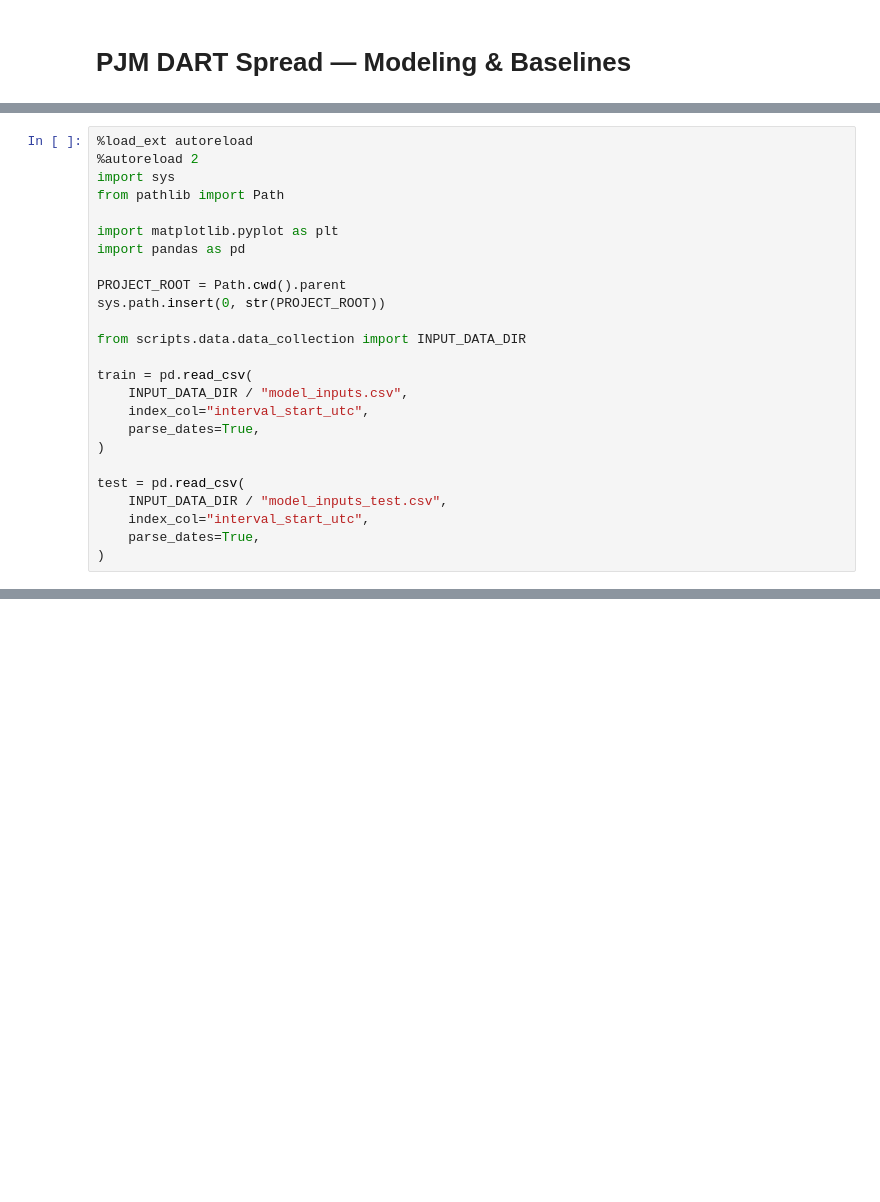
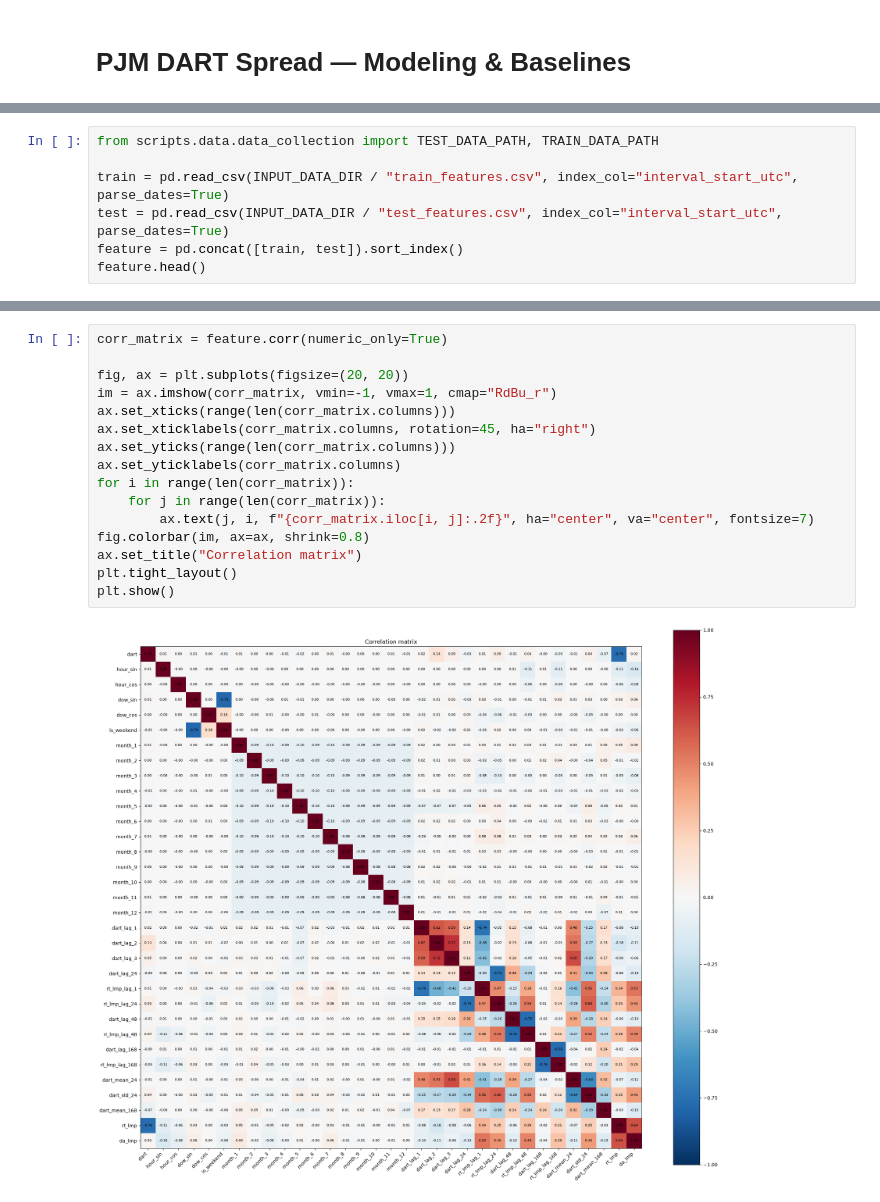
Before and after one commit to whoIsClownHere/pjm-dart-prediction, a Jupyter notebook: analysis/models.ipynb, the cells around one changed output, grey strips where cells are left out. Cells and saved outputs as stored; diff of their text form; blank space fills up the shorter version.

```diff
--- a/analysis/models.ipynb
+++ b/analysis/models.ipynb
@@ -3,25 +5,7 @@
 # %%
-%load_ext autoreload
-%autoreload 2
-import sys
-from pathlib import Path
+from scripts.data.data_collection import TEST_DATA_PATH, TRAIN_DATA_PATH
 
-import matplotlib.pyplot as plt
-import pandas as pd
-
-PROJECT_ROOT = Path.cwd().parent
-sys.path.insert(0, str(PROJECT_ROOT))
-
-from scripts.data.data_collection import INPUT_DATA_DIR
-
-train = pd.read_csv(
-    INPUT_DATA_DIR / "model_inputs.csv",
-    index_col="interval_start_utc",
-    parse_dates=True,
-)
-
-test = pd.read_csv(
-    INPUT_DATA_DIR / "model_inputs_test.csv",
-    index_col="interval_start_utc",
-    parse_dates=True,
-)
+train = pd.read_csv(INPUT_DATA_DIR / "train_features.csv", index_col="interval_start_utc", parse_dates=True)
+test = pd.read_csv(INPUT_DATA_DIR / "test_features.csv", index_col="interval_start_utc", parse_dates=True)
+feature = pd.concat([train, test]).sort_index()
+feature.head()
@@ -247,0 +74,18 @@ test выше train-максимума: 0.011585365853658536
+# %%
+corr_matrix = feature.corr(numeric_only=True)
+
+fig, ax = plt.subplots(figsize=(20, 20))
+im = ax.imshow(corr_matrix, vmin=-1, vmax=1, cmap="RdBu_r")
+ax.set_xticks(range(len(corr_matrix.columns)))
+ax.set_xticklabels(corr_matrix.columns, rotation=45, ha="right")
+ax.set_yticks(range(len(corr_matrix.columns)))
+ax.set_yticklabels(corr_matrix.columns)
+for i in range(len(corr_matrix)):
+    for j in range(len(corr_matrix)):
+        ax.text(j, i, f"{corr_matrix.iloc[i, j]:.2f}", ha="center", va="center", fontsize=7)
+fig.colorbar(im, ax=ax, shrink=0.8)
+ax.set_title("Correlation matrix")
+plt.tight_layout()
+plt.show()
+# %% [output]
+[figure, added]
```
Also changed, not shown: parts of 29 cells of this notebook, 23 other files.
